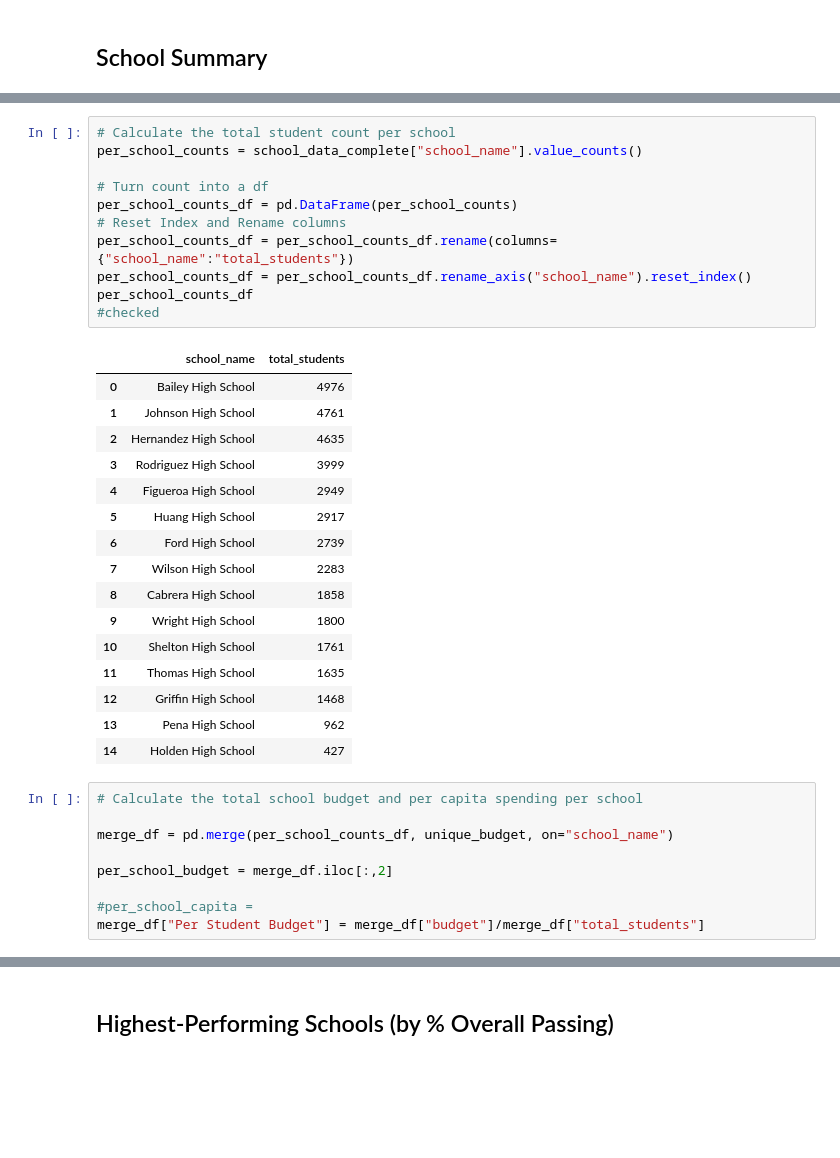
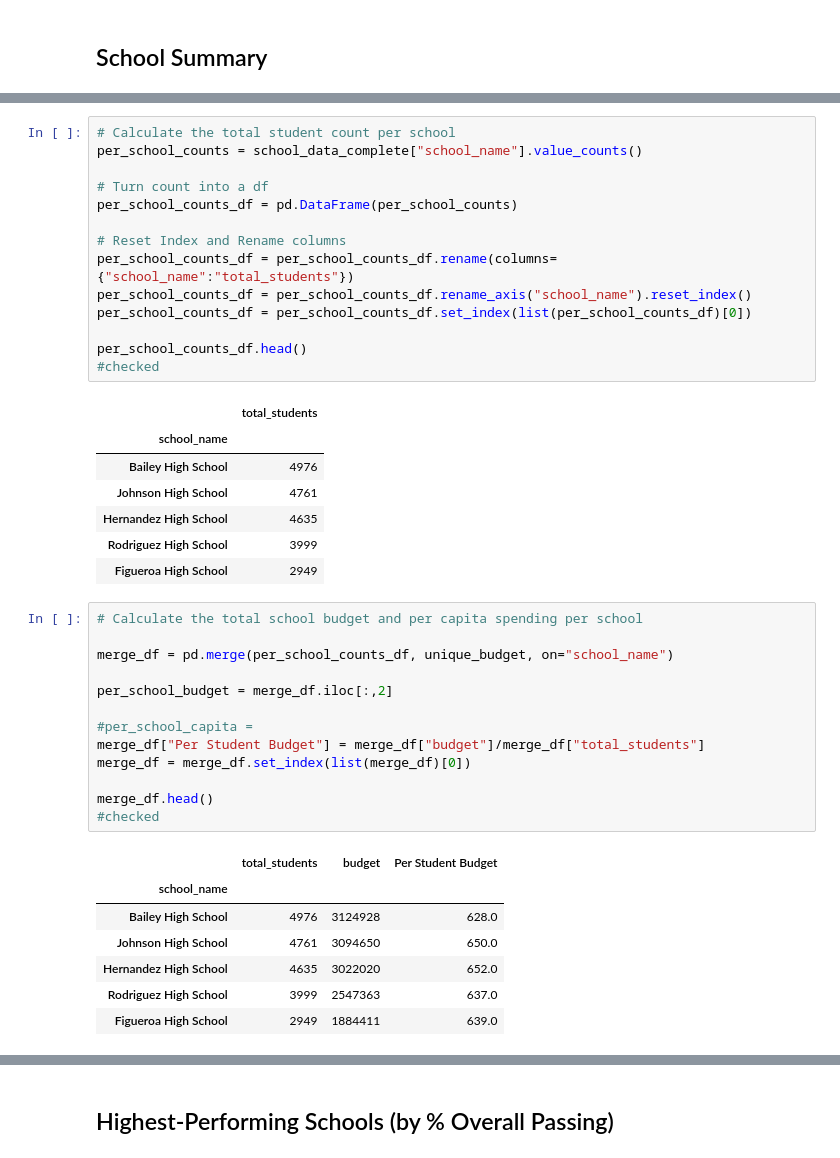
Before and after one commit to AleidvdZ/pandas-challenge, a Jupyter notebook: PyCitySchools/PyCitySchools_AvdZ.ipynb, the cells around one changed output, grey strips where cells are left out. Cells and saved outputs as stored; diff of their text form; blank space fills up the shorter version.

```diff
--- a/PyCitySchools/PyCitySchools_AvdZ.ipynb
+++ b/PyCitySchools/PyCitySchools_AvdZ.ipynb
@@ -118,31 +142,25 @@ school_types = school_data_complete["type"].unique()
 # %%
 # Calculate the total student count per school
 per_school_counts = school_data_complete["school_name"].value_counts()
 
 # Turn count into a df
 per_school_counts_df = pd.DataFrame(per_school_counts)
+
 # Reset Index and Rename columns
 per_school_counts_df = per_school_counts_df.rename(columns={"school_name":"total_students"})
 per_school_counts_df = per_school_counts_df.rename_axis("school_name").reset_index()
-per_school_counts_df
+per_school_counts_df = per_school_counts_df.set_index(list(per_school_counts_df)[0])
+
+per_school_counts_df.head()
 #checked
 # %% [output]
-|  | school_name | total_students |
-| 0 | Bailey High School | 4976 |
-| 1 | Johnson High School | 4761 |
-| 2 | Hernandez High School | 4635 |
-| 3 | Rodriguez High School | 3999 |
-| 4 | Figueroa High School | 2949 |
-| 5 | Huang High School | 2917 |
-| 6 | Ford High School | 2739 |
-| 7 | Wilson High School | 2283 |
-| 8 | Cabrera High School | 1858 |
-| 9 | Wright High School | 1800 |
-| 10 | Shelton High School | 1761 |
-| 11 | Thomas High School | 1635 |
-| 12 | Griffin High School | 1468 |
-| 13 | Pena High School | 962 |
-| 14 | Holden High School | 427 |
+|  | total_students |
+| school_name |  |
+| Bailey High School | 4976 |
+| Johnson High School | 4761 |
+| Hernandez High School | 4635 |
+| Rodriguez High School | 3999 |
+| Figueroa High School | 2949 |
 # %%
 # Calculate the total school budget and per capita spending per school
 
@@ -152,6 +170,18 @@ per_school_budget = merge_df.iloc[:,2]
 
 #per_school_capita =
 merge_df["Per Student Budget"] = merge_df["budget"]/merge_df["total_students"]
+merge_df = merge_df.set_index(list(merge_df)[0])
+
+merge_df.head()
+#checked
+# %% [output]
+|  | total_students | budget | Per Student Budget |
+| school_name |  |  |  |
+| Bailey High School | 4976 | 3124928 | 628.0 |
+| Johnson High School | 4761 | 3094650 | 650.0 |
+| Hernandez High School | 4635 | 3022020 | 652.0 |
+| Rodriguez High School | 3999 | 2547363 | 637.0 |
+| Figueroa High School | 2949 | 1884411 | 639.0 |
 # %%
 # Calculate the average test scores per school
 # Create a smaller data fram with testing info and group by school
```
Also changed, not shown: parts of 17 cells of this notebook.
